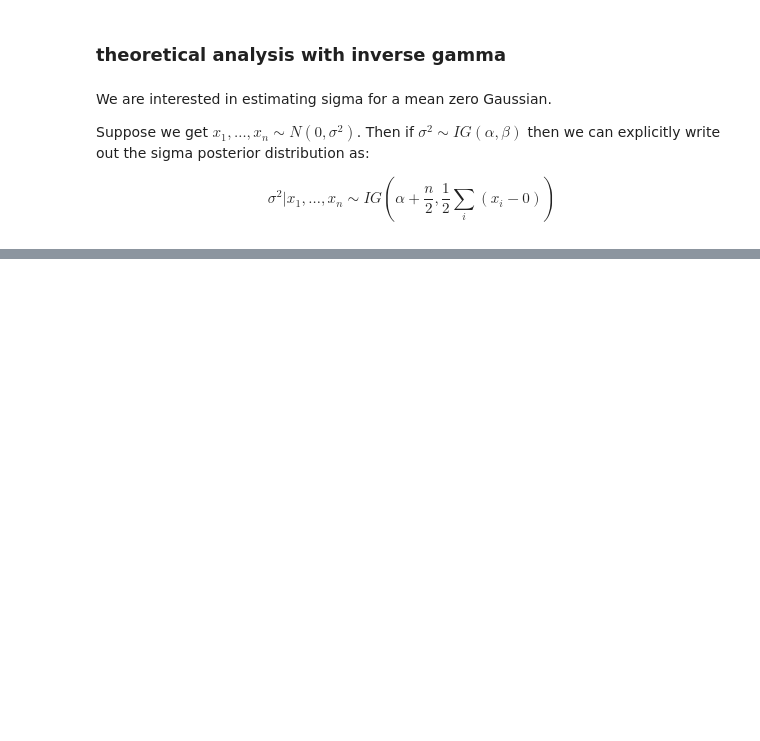
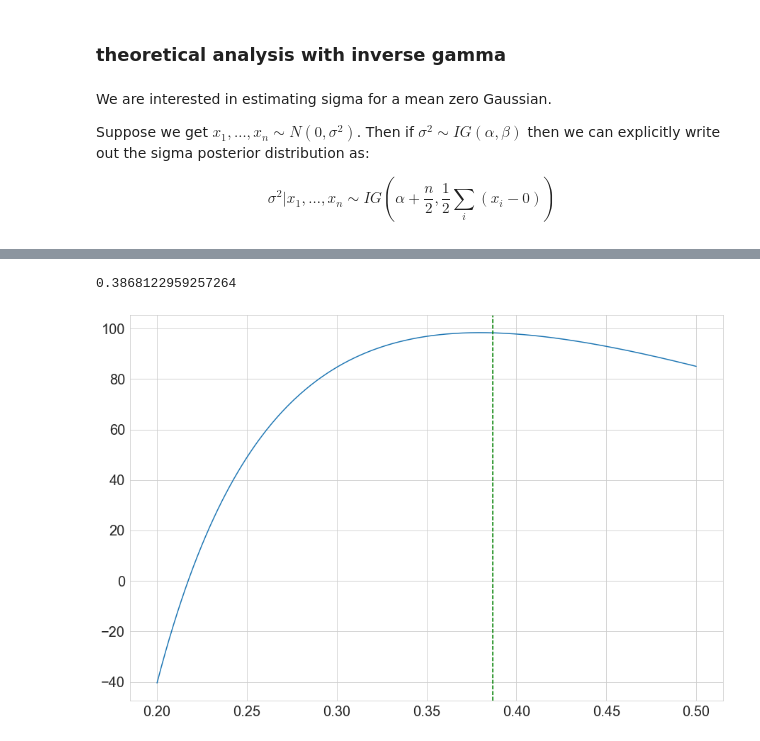
Before and after one commit to akhiljalan/cellag-misc, a Jupyter notebook: additive-noise-1-setup.ipynb, the cells around one changed output, grey strips where cells are left out. Drawn from its saved outputs; the diff is of its cells as text; code cells hidden in the pictures; blank space fills up the shorter version.

```diff
--- a/additive-noise-1-setup.ipynb
+++ b/additive-noise-1-setup.ipynb
@@ -524,0 +539,40 @@ beta_post = beta_prior + 0.5 * np.sum(x_data)
+# %%
+def log_likelihood(P_ground, P_est, sigma_all):
+    '''
+    sigma_all: the stdevs, length n (except for A^s, where it is length 1)
+    (note that we will square these to get the variances)
+    '''
+    if len(sigma_all) == 1:
+        sigma_all = np.sqrt(0.5) * np.repeat(sigma_all[0], P_ground.shape[0])
+    mat_noise_product = np.ones(shape=(n, 1)) @ np.expand_dims(np.square(sigma_all), axis=0)
+
+    # each entry (i, j) is sigma_i^2 + sigma_j^2
+    noise_vars_mat = mat_noise_product + mat_noise_product.T
+
+    diff_mat_sq = np.square(P_ground - P_est)
+
+    indices = np.triu_indices(P_ground.shape[0])
+
+    numer = -0.5 * diff_mat_sq[indices].flatten()
+    denom = noise_vars_mat[indices].flatten()
+    ratio = np.sum(np.divide(numer, denom))
+
+    first_term = -0.5 * np.sum(np.log(denom))
+    return first_term + ratio
+# %%
+n = 20
+m = 1
+ground_truth, A_mat, X_mats, single_stdev, stdevs_arr = generate_data(n, m)
+# %%
+single_stdev
+# %% [output]
+0.3868122959257264
+# %%
+num_ticks = 400
+xrange = np.linspace(0.2, 0.5, num_ticks)
+results = [log_likelihood(ground_truth, A_mat, [x]) for x in xrange]
+# %%
+plt.plot(xrange, results)
+plt.axvline(single_stdev, ls='--', color='green');
+# %% [output]
+[figure, added]
```
Also changed, not shown: parts of 8 cells of this notebook, 2 other files.
